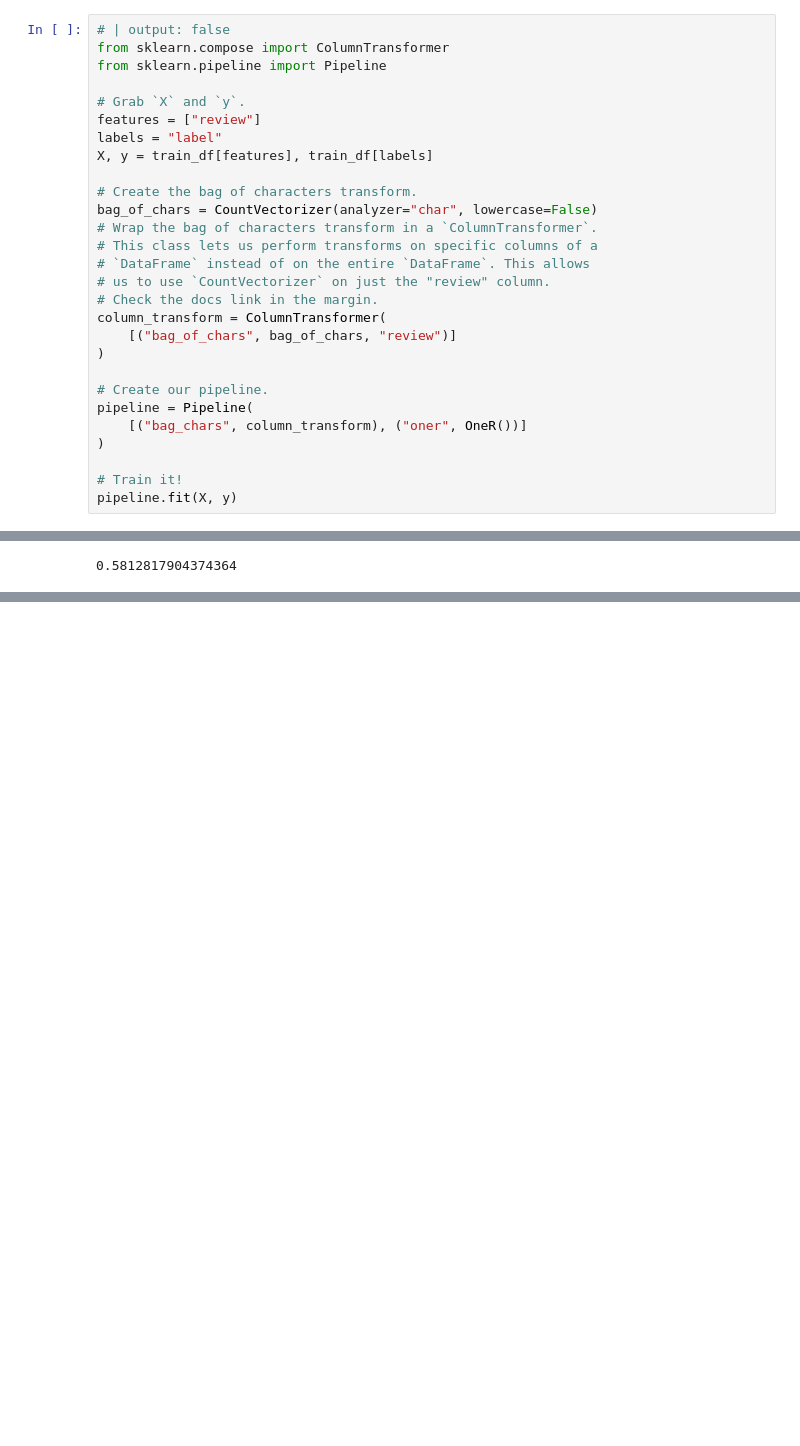
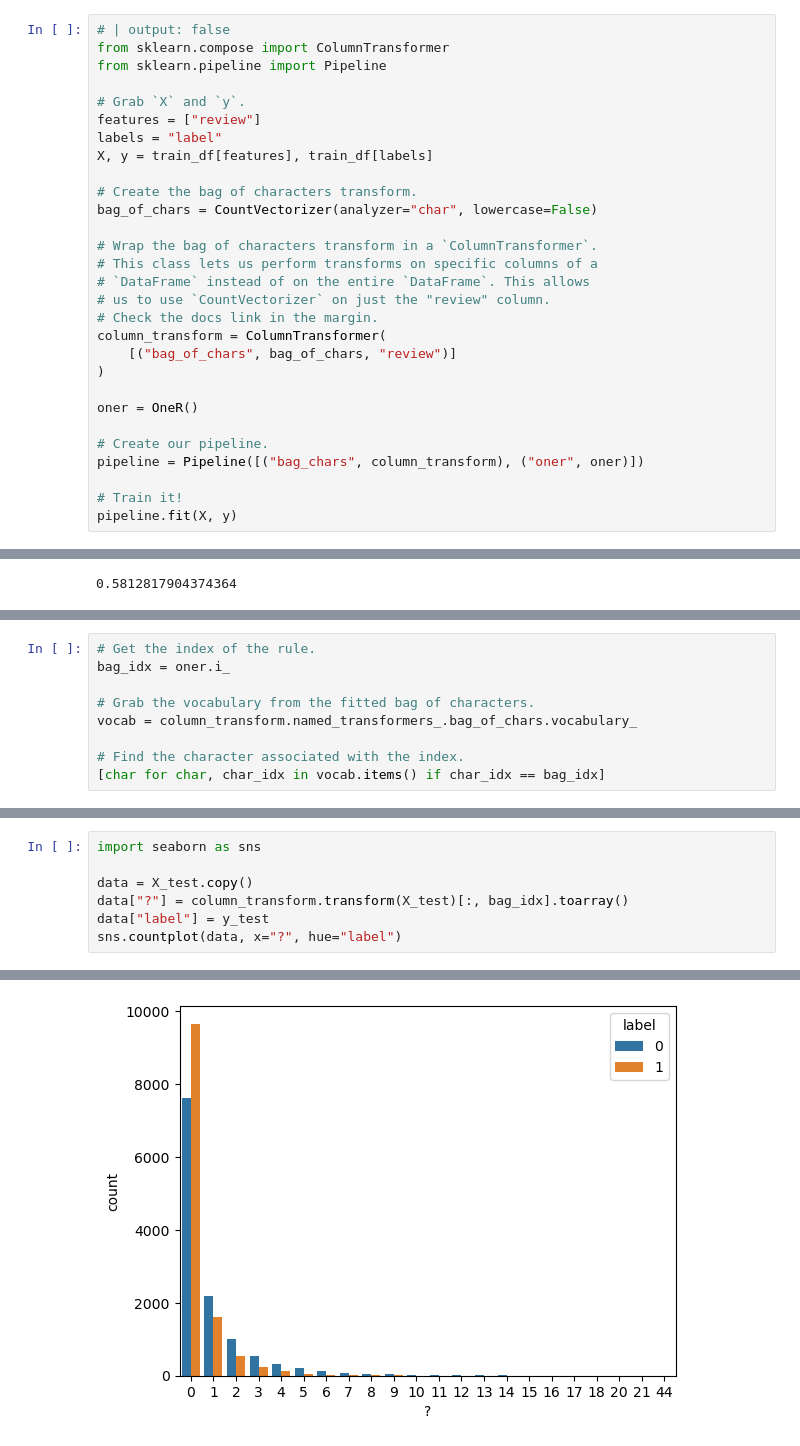
Before and after one commit to spenceforce/NLP-Simple-to-Spectacular, a Jupyter notebook: chapter/04_oner/oner.ipynb, the cells around one changed output, grey strips where cells are left out. Cells and saved outputs as stored; diff of their text form; blank space fills up the shorter version.

Commit message:
feat: finish second oner chapter

```diff
--- a/chapter/04_oner/oner.ipynb
+++ b/chapter/04_oner/oner.ipynb
@@ -199,6 +199,7 @@ X, y = train_df[features], train_df[labels]
 
 # Create the bag of characters transform.
 bag_of_chars = CountVectorizer(analyzer="char", lowercase=False)
+
 # Wrap the bag of characters transform in a `ColumnTransformer`.
 # This class lets us perform transforms on specific columns of a
 # `DataFrame` instead of on the entire `DataFrame`. This allows
@@ -208,10 +209,10 @@ column_transform = ColumnTransformer(
     [("bag_of_chars", bag_of_chars, "review")]
 )
 
+oner = OneR()
+
 # Create our pipeline.
-pipeline = Pipeline(
-    [("bag_chars", column_transform), ("oner", OneR())]
-)
+pipeline = Pipeline([("bag_chars", column_transform), ("oner", oner)])
 
 # Train it!
 pipeline.fit(X, y)
@@ -237,0 +243,9 @@ We barely touched the model and ended up with an 8% improvement just by improvin
+# %%
+# Get the index of the rule.
+bag_idx = oner.i_
+
+# Grab the vocabulary from the fitted bag of characters.
+vocab = column_transform.named_transformers_.bag_of_chars.vocabulary_
+
+# Find the character associated with the index.
+[char for char, char_idx in vocab.items() if char_idx == bag_idx]
@@ -237,0 +256,8 @@ We barely touched the model and ended up with an 8% improvement just by improvin
+# %%
+import seaborn as sns
+
+data = X_test.copy()
+data["?"] = column_transform.transform(X_test)[:, bag_idx].toarray()
+data["label"] = y_test
+sns.countplot(data, x="?", hue="label")
+# %% [output]
@@ -237,0 +265 @@ We barely touched the model and ended up with an 8% improvement just by improvin
+[figure, added]
```
Also changed, not shown: parts of 15 cells of this notebook.
